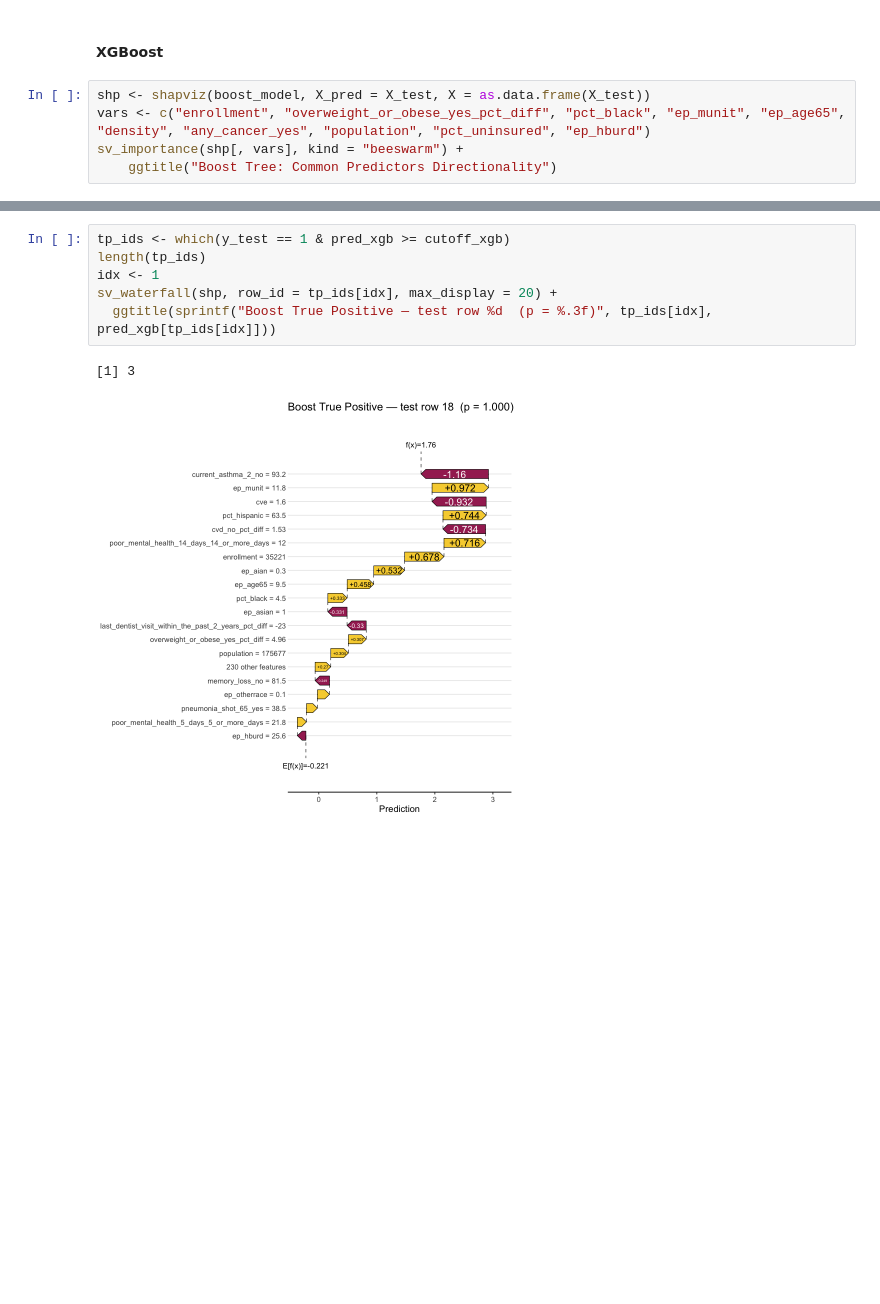
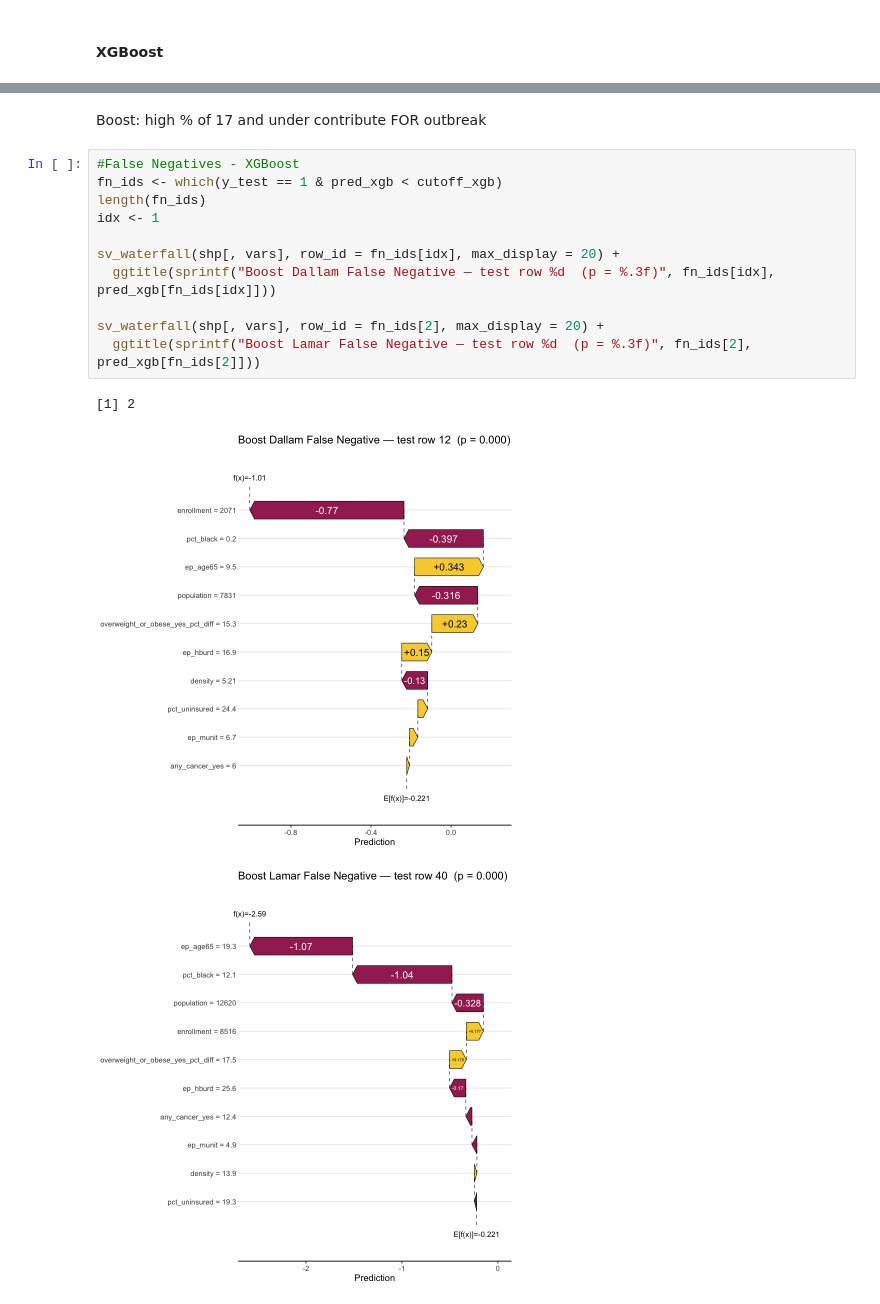
Before and after one commit to MuddORLab/Predicting-Measles-Outbreaks, a Jupyter notebook: 2026SU/classification_SHAPanalysis.ipynb, the cells around one changed output, grey strips where cells are left out. Cells and saved outputs as stored; diff of their text form; blank space fills up the shorter version.

Commit message:
Cleaned code for CL SHAP analysis and a png of beeswarm for poster

```diff
--- a/2026SU/classification_SHAPanalysis.ipynb
+++ b/2026SU/classification_SHAPanalysis.ipynb
@@ -301,7 +355,2 @@ sv_waterfall(shp_rf[, vars], row_id = fp_ids[idx], max_display = 20) +
 # %% [markdown]
 #### XGBoost
-# %%
-shp <- shapviz(boost_model, X_pred = X_test, X = as.data.frame(X_test))
-vars <- c("enrollment", "overweight_or_obese_yes_pct_diff", "pct_black", "ep_munit", "ep_age65", "density", "any_cancer_yes", "population", "pct_uninsured", "ep_hburd")
-sv_importance(shp[, vars], kind = "beeswarm") +
-    ggtitle("Boost Tree: Common Predictors Directionality")
@@ -312,9 +393,17 @@ Dense features: CVE -, cvd no pct diff -, ep_age65 +, pct_hispanic
+# %% [markdown]
+Boost: high % of 17 and under contribute FOR outbreak
 # %%
-tp_ids <- which(y_test == 1 & pred_xgb >= cutoff_xgb)
-length(tp_ids)
+#False Negatives - XGBoost
+fn_ids <- which(y_test == 1 & pred_xgb < cutoff_xgb)
+length(fn_ids)
 idx <- 1
-sv_waterfall(shp, row_id = tp_ids[idx], max_display = 20) +
-  ggtitle(sprintf("Boost True Positive — test row %d  (p = %.3f)", tp_ids[idx], pred_xgb[tp_ids[idx]]))
+
+sv_waterfall(shp[, vars], row_id = fn_ids[idx], max_display = 20) +
+  ggtitle(sprintf("Boost Dallam False Negative — test row %d  (p = %.3f)", fn_ids[idx], pred_xgb[fn_ids[idx]]))
+
+sv_waterfall(shp[, vars], row_id = fn_ids[2], max_display = 20) +
+  ggtitle(sprintf("Boost Lamar False Negative — test row %d  (p = %.3f)", fn_ids[2], pred_xgb[fn_ids[2]]))
 # %% [output]
-[1] 3
+[1] 2
-[figure, old version]
+[figure, new version]
+[figure, added]
```
Also changed, not shown: parts of 29 cells of this notebook, 3 other files.
